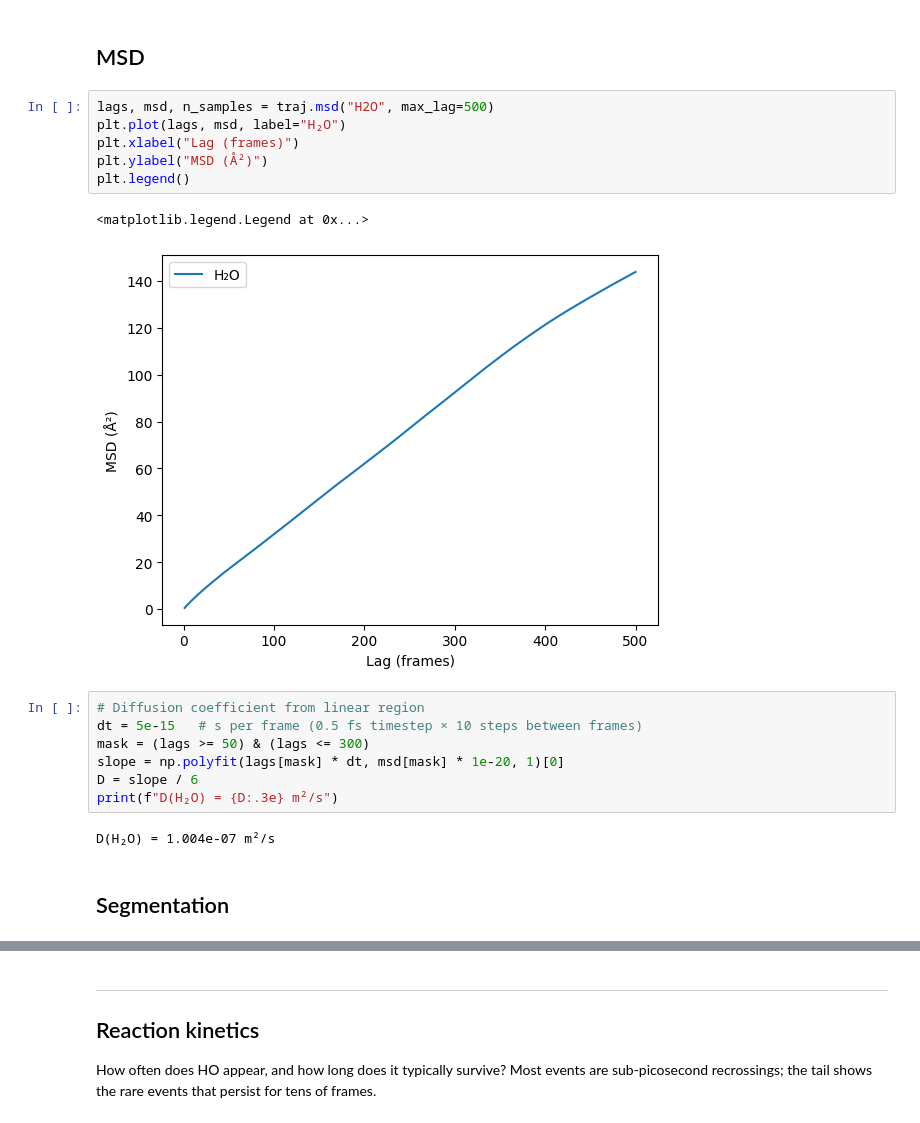
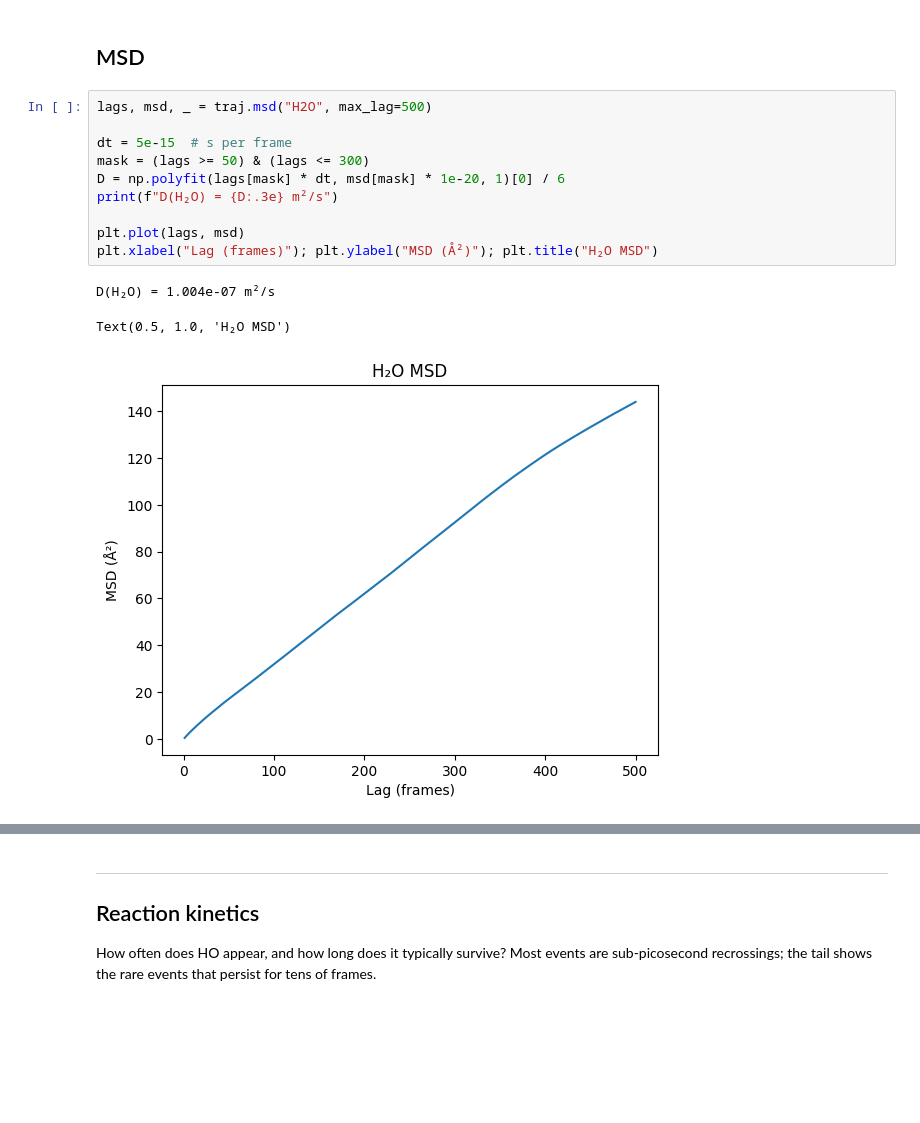
Before and after one commit to viktorsvahn/chempiler, a Jupyter notebook: chempiler_demo.ipynb, the cells around one changed output, grey strips where cells are left out. Saved outputs shown, nothing was run; the diff lists cells and outputs as text; blank space fills up the shorter version.

```diff
--- a/chempiler_demo.ipynb
+++ b/chempiler_demo.ipynb
@@ -90,22 +54,16 @@ CN HO  (r < 1.4 Å): 1.00
 # %% [markdown]
 ## MSD
 # %%
-lags, msd, n_samples = traj.msd("H2O", max_lag=500)
-plt.plot(lags, msd, label="H₂O")
-plt.xlabel("Lag (frames)")
-plt.ylabel("MSD (Å²)")
-plt.legend()
+lags, msd, _ = traj.msd("H2O", max_lag=500)
+
+dt = 5e-15  # s per frame
+mask = (lags >= 50) & (lags <= 300)
+D = np.polyfit(lags[mask] * dt, msd[mask] * 1e-20, 1)[0] / 6
+print(f"D(H₂O) = {D:.3e} m²/s")
+
+plt.plot(lags, msd)
+plt.xlabel("Lag (frames)"); plt.ylabel("MSD (Å²)"); plt.title("H₂O MSD")
 # %% [output]
-<matplotlib.legend.Legend at 0x...>
+D(H₂O) = 1.004e-07 m²/s
+Text(0.5, 1.0, 'H₂O MSD')
-[figure, old version]
+[figure, new version]
-# %%
-# Diffusion coefficient from linear region
-dt = 5e-15   # s per frame (0.5 fs timestep × 10 steps between frames)
-mask = (lags >= 50) & (lags <= 300)
-slope = np.polyfit(lags[mask] * dt, msd[mask] * 1e-20, 1)[0]
-D = slope / 6
-print(f"D(H₂O) = {D:.3e} m²/s")
-# %% [output]
-D(H₂O) = 1.004e-07 m²/s
-# %% [markdown]
-## Segmentation
```
Also changed, not shown: parts of 18 cells of this notebook, 9 other files.
